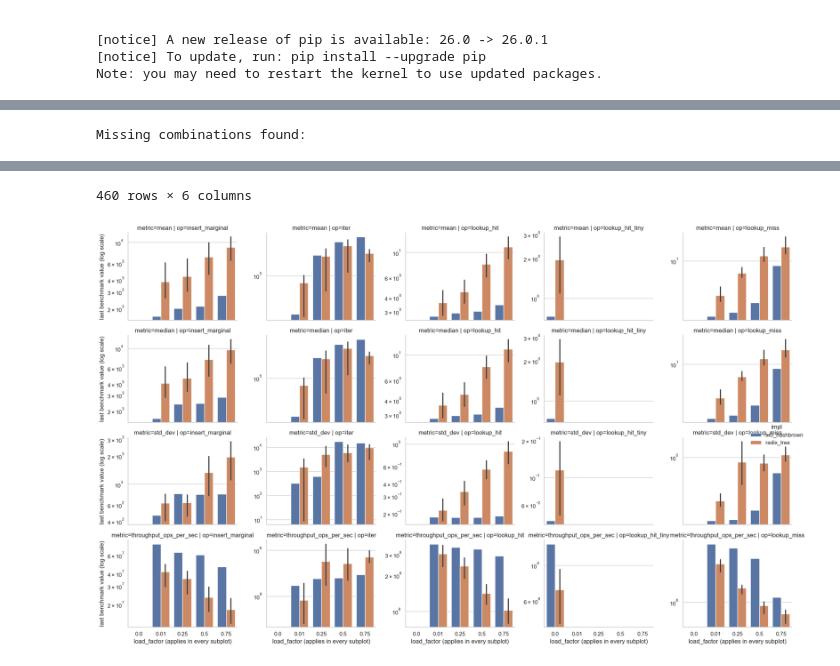
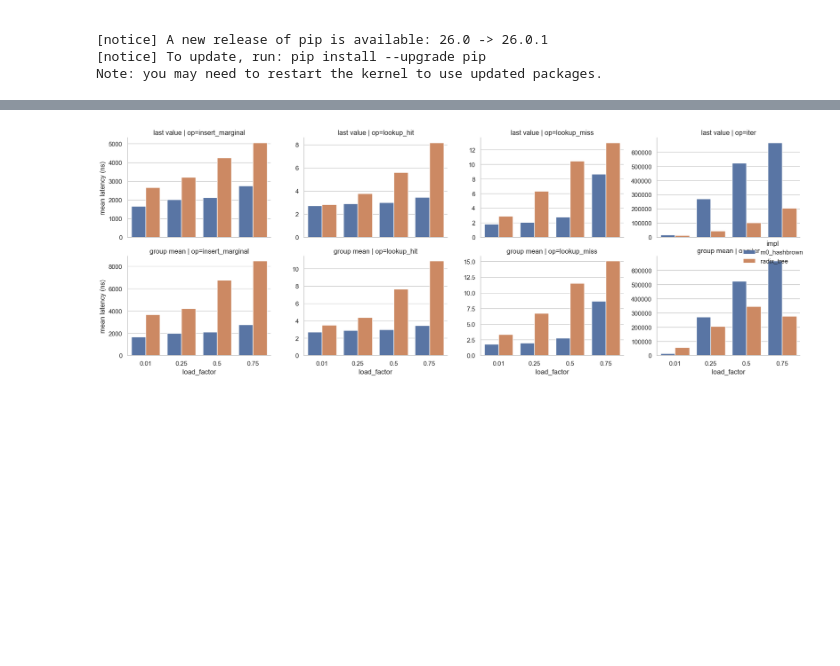
Before and after one commit to econic-ai/index-collection, a Jupyter notebook: radix/analysis/radix.ipynb, the cells around one changed output, grey strips where cells are left out. Cells and saved outputs as stored; diff of their text form; code cells hidden in the pictures; blank space fills up the shorter version.

```diff
--- a/radix/analysis/radix.ipynb
+++ b/radix/analysis/radix.ipynb
@@ -130,60 +128,60 @@ missing_cols = [c for c in required_cols if c not in df_cmp.columns]
 if missing_cols:
     raise ValueError(f"Missing columns needed for plotting: {missing_cols}")
 
-# Keep only the latest result per unique benchmark test key.
-# Test key = impl + op + load_factor + metric + unit + tag
 plot_df = df_cmp.copy()
 plot_df["timestamp"] = pd.to_datetime(plot_df["timestamp"], utc=True, errors="coerce")
+plot_df["load_factor"] = pd.to_numeric(plot_df["load_factor"], errors="coerce")
 
-last_values = (
-    plot_df.sort_values(["timestamp", "impl", "op", "load_factor", "metric", "unit", "tag"])
-    .drop_duplicates(["impl", "op", "load_factor", "metric", "unit", "tag"], keep="last")
-    .sort_values(["metric", "op", "load_factor", "impl"])
+# Two-row matrix for mean latency only:
+# - Row 1: last value per impl/op/load_factor
+# - Row 2: mean across the group per impl/op/load_factor
+mean_df = plot_df[(plot_df["metric"] == "mean") & (plot_df["unit"] == "ns")].copy()
+
+last_mean = (
+    mean_df.sort_values(["timestamp", "impl", "op", "load_factor"])
+    .drop_duplicates(["impl", "op", "load_factor"], keep="last")
+    .assign(view="last value")
 )
 
-# display(
-#     last_values[["timestamp", "impl", "op", "load_factor", "metric", "unit", "tag", "value"]]
-# )
-
-# Quick completeness check against the full apples-to-apples key (without impl)
-all_points = last_values[["op", "load_factor", "metric", "unit", "tag"]].drop_duplicates()
-missing_report = (
-    all_points.assign(_key=1)
-    .merge(last_values[["impl"]].drop_duplicates().assign(_key=1), on="_key", how="outer")
-    .drop(columns="_key")
-    .merge(
-        last_values[["impl", "op", "load_factor", "metric", "unit", "tag"]].assign(present=1),
-        on=["impl", "op", "load_factor", "metric", "unit", "tag"],
-        how="left",
-    )
+group_mean = (
+    mean_df.groupby(["impl", "op", "load_factor"], as_index=False)["value"]
+    .mean()
+    .assign(view="group mean")
 )
 
-missing_only = missing_report[missing_report["present"].isna()].drop(columns="present")
-if missing_only.empty:
-    print("No missing impl/op/load_factor/metric/unit/tag combinations in latest data.")
-else:
-    print("Missing combinations found:")
-    display(missing_only.sort_values(["impl", "op", "metric", "load_factor"]))
+matrix_df = pd.concat([last_mean, group_mean], ignore_index=True)
 
-# Column charts by operation (columns) and metric (rows).
-# Log y-scale prevents one impl from visually disappearing when values differ by orders of magnitude.
+preferred_ops = ["insert_marginal", "lookup_hit", "lookup_miss", "iter"]
+ops_present = [op for op in preferred_ops if op in matrix_df["op"].unique()]
+ops_present += [op for op in sorted(matrix_df["op"].unique()) if op not in ops_present]
+matrix_df["op"] = pd.Categorical(matrix_df["op"], categories=ops_present, ordered=True)
+
+loads_present = sorted(matrix_df["load_factor"].dropna().unique())
+matrix_df["load_factor"] = pd.Categorical(matrix_df["load_factor"], categories=loads_present, ordered=True)
+
+matrix_df["view"] = pd.Categorical(matrix_df["view"], categories=["last value", "group mean"], ordered=True)
+
 g = sns.catplot(
-    data=last_values,
+    data=matrix_df,
     kind="bar",
     x="load_factor",
     y="value",
     hue="impl",
     col="op",
-    row="metric",
+    row="view",
     sharey=False,
-    height=3,
-    aspect=1.2,
+    height=3.2,
+    aspect=1.25,
+    errorbar=None,
 )
 
-g.set(yscale="log")
-g.set_axis_labels("load_factor (applies in every subplot)", "last benchmark value (log scale)")
-g.set_titles(row_template="metric={row_name}", col_template="op={col_name}")
+g.set_axis_labels("load_factor", "mean latency (ns)")
+g.set_titles(row_template="{row_name}", col_template="op={col_name}")
+
+for ax in g.axes.flat:
+    _, ymax = ax.get_ylim()
+    ax.set_ylim(0, ymax)
+
 plt.tight_layout()
 plt.show()
 # %% [output]
-Missing combinations found:
@@ -202,5 +188,4 @@ Missing combinations found:
-460 rows × 6 columns
-[figure, old version]
+[figure, new version]
 # %%
 import seaborn as sns
 import matplotlib.pyplot as plt
```
Also changed, not shown: parts of 3 cells of this notebook, 26 other files.
